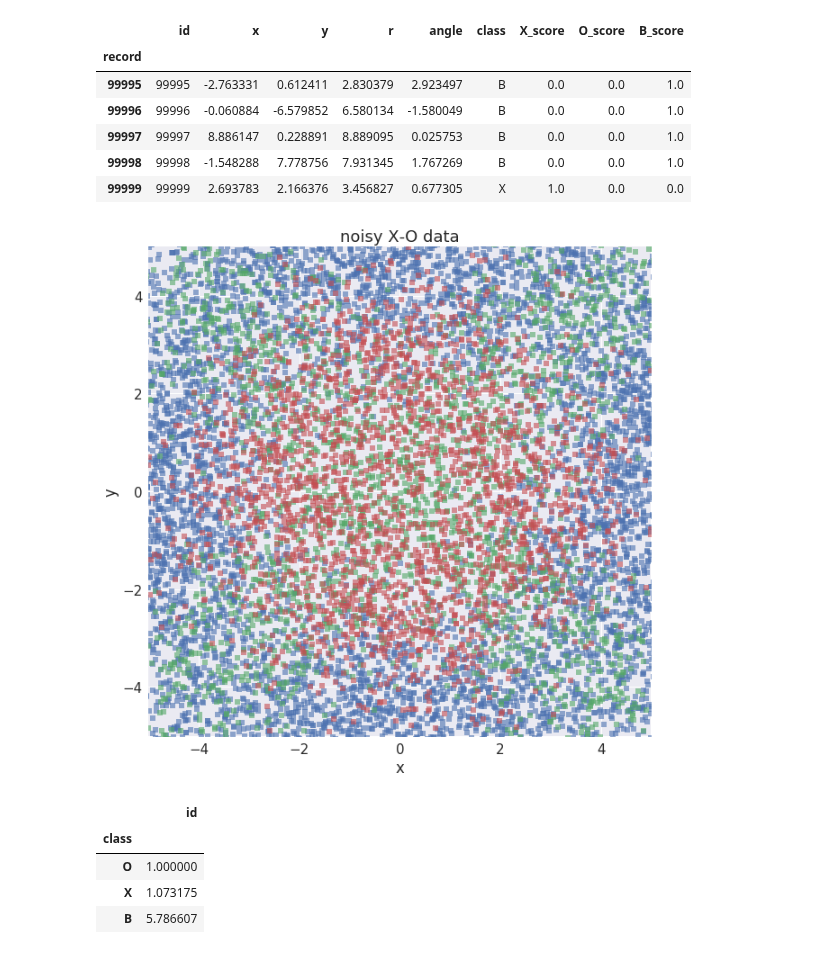
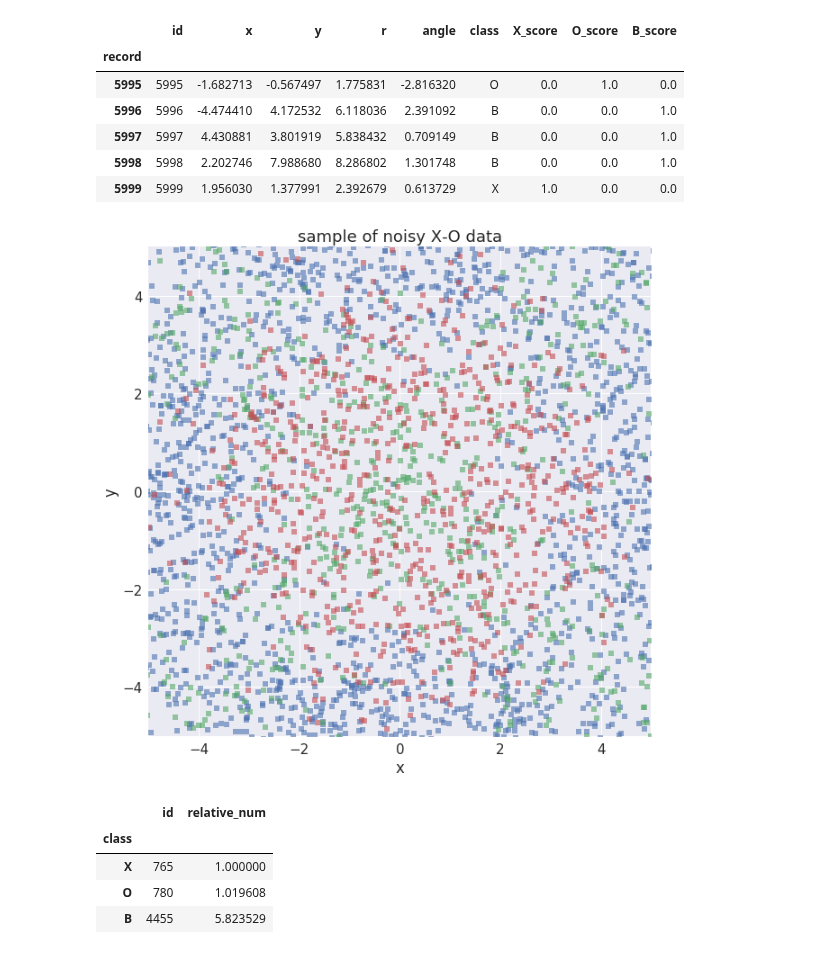
Before and after one commit to joehahn/exes-n-ohs, a Jupyter notebook: svm_model.ipynb, the cells around one changed output. Saved outputs shown, nothing was run; the diff lists cells and outputs as text; code cells hidden in the pictures.

Commit message:
Sync from DataScience jupyter

```diff
--- a/svm_model.ipynb
+++ b/svm_model.ipynb
@@ -8,7 +8,7 @@
 #train svm model
 # %%
 #set system parameters
-N_dots = 100000
+N_dots = 6000
 x_half_width = 0.5
 radius = 3.5
 box_half_width = 7.1
@@ -25,11 +25,11 @@ train.tail()
 # %% [output]
 |  | id | x | y | r | angle | class | X_score | O_score | B_score |
 | record |  |  |  |  |  |  |  |  |  |
-| 99995 | 99995 | -2.763331 | 0.612411 | 2.830379 | 2.923497 | B | 0.0 | 0.0 | 1.0 |
-| 99996 | 99996 | -0.060884 | -6.579852 | 6.580134 | -1.580049 | B | 0.0 | 0.0 | 1.0 |
-| 99997 | 99997 | 8.886147 | 0.228891 | 8.889095 | 0.025753 | B | 0.0 | 0.0 | 1.0 |
-| 99998 | 99998 | -1.548288 | 7.778756 | 7.931345 | 1.767269 | B | 0.0 | 0.0 | 1.0 |
-| 99999 | 99999 | 2.693783 | 2.166376 | 3.456827 | 0.677305 | X | 1.0 | 0.0 | 0.0 |
+| 5995 | 5995 | -1.682713 | -0.567497 | 1.775831 | -2.816320 | O | 0.0 | 1.0 | 0.0 |
+| 5996 | 5996 | -4.474410 | 4.172532 | 6.118036 | 2.391092 | B | 0.0 | 0.0 | 1.0 |
+| 5997 | 5997 | 4.430881 | 3.801919 | 5.838432 | 0.709149 | B | 0.0 | 0.0 | 1.0 |
+| 5998 | 5998 | 2.202746 | 7.988680 | 8.286802 | 1.301748 | B | 0.0 | 0.0 | 1.0 |
+| 5999 | 5999 | 1.956030 | 1.377991 | 2.392679 | 0.613729 | X | 1.0 | 0.0 | 0.0 |
 # %%
 #prep plots
 %matplotlib inline
@@ -39,46 +39,46 @@ import seaborn as sns
 sns.set(font_scale=1.5, font='DejaVu Sans')
 # %%
 #scatterplot of a sample of noisy training data
-N_plot = N_dots/5
+N_plot = 6000#20000
 df = train.sample(N_plot)
 xy_rng = (-5, 5)
 sz = 30
 f, ax = plt.subplots(figsize=(10,10))
 lbl = 'B'
 idx = (df['class'] == lbl)
 xp = df[idx].x
 yp = df[idx].y
 p = sns.regplot(xp, yp, ax=ax, fit_reg=False, scatter_kws={'alpha':0.6, 's': sz}, marker='s', label=lbl)
 lbl = 'X'
 idx = (df['class'] == lbl)
 xp = df[idx].x
 yp = df[idx].y
 p = sns.regplot(xp, yp, ax=ax, fit_reg=False, scatter_kws={'alpha':0.6, 's': sz}, marker='s', label=lbl)
 lbl = 'O'
 idx = (df['class'] == lbl)
 xp = df[idx].x
 yp = df[idx].y
 p = sns.regplot(xp, yp, ax=ax, fit_reg=False, scatter_kws={'alpha':0.6, 's': sz}, marker='s', label=lbl)
-p = ax.set_title('noisy X-O data')
+p = ax.set_title('sample of noisy X-O data')
 p = ax.set_xlabel('x')
 p = ax.set_ylabel('y')
 p = ax.set_xlim(xy_rng)
 p = ax.set_ylim(xy_rng)
 plt.savefig('figs/training_data.png')
 # %% [output]
-[figure, old version]
+[figure, new version]
 # %%
 #check class balance
 cols = ['id', 'class']
 N = train[cols].groupby('class').count().sort_values('id')
-N = N*1.0/N.min()
+N['relative_num'] = N*1.0/N.min()
 N
 # %% [output]
-|  | id |
-| class |  |
-| O | 1.000000 |
-| X | 1.073175 |
-| B | 5.786607 |
+|  | id | relative_num |
+| class |  |  |
+| X | 765 | 1.000000 |
+| O | 780 | 1.019608 |
+| B | 4455 | 5.823529 |
 # %%
 #get features x and target variable y
 x_cols = ['x', 'y']
```
Also changed, not shown: parts of 4 cells of this notebook, 1 other file.
